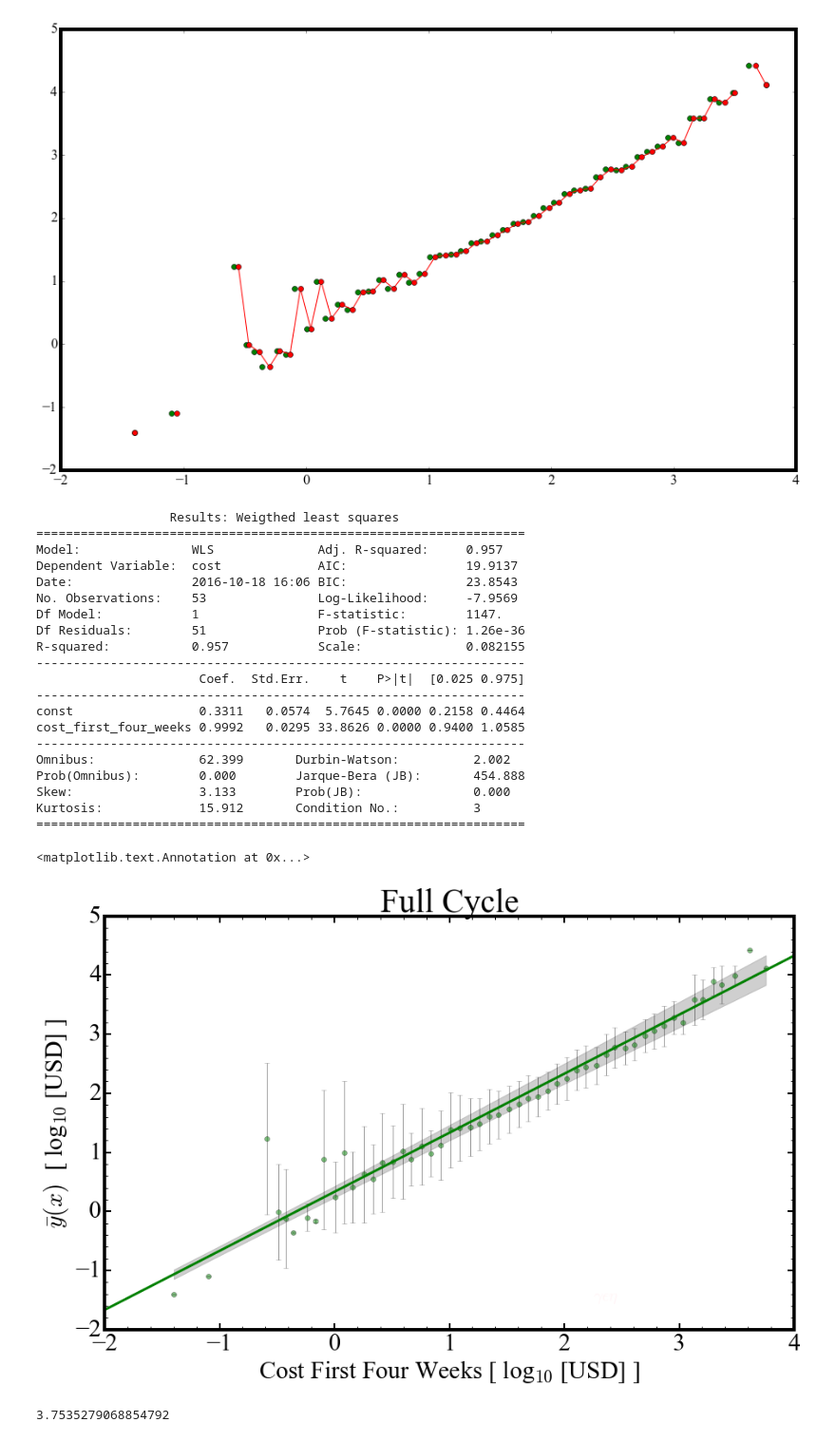
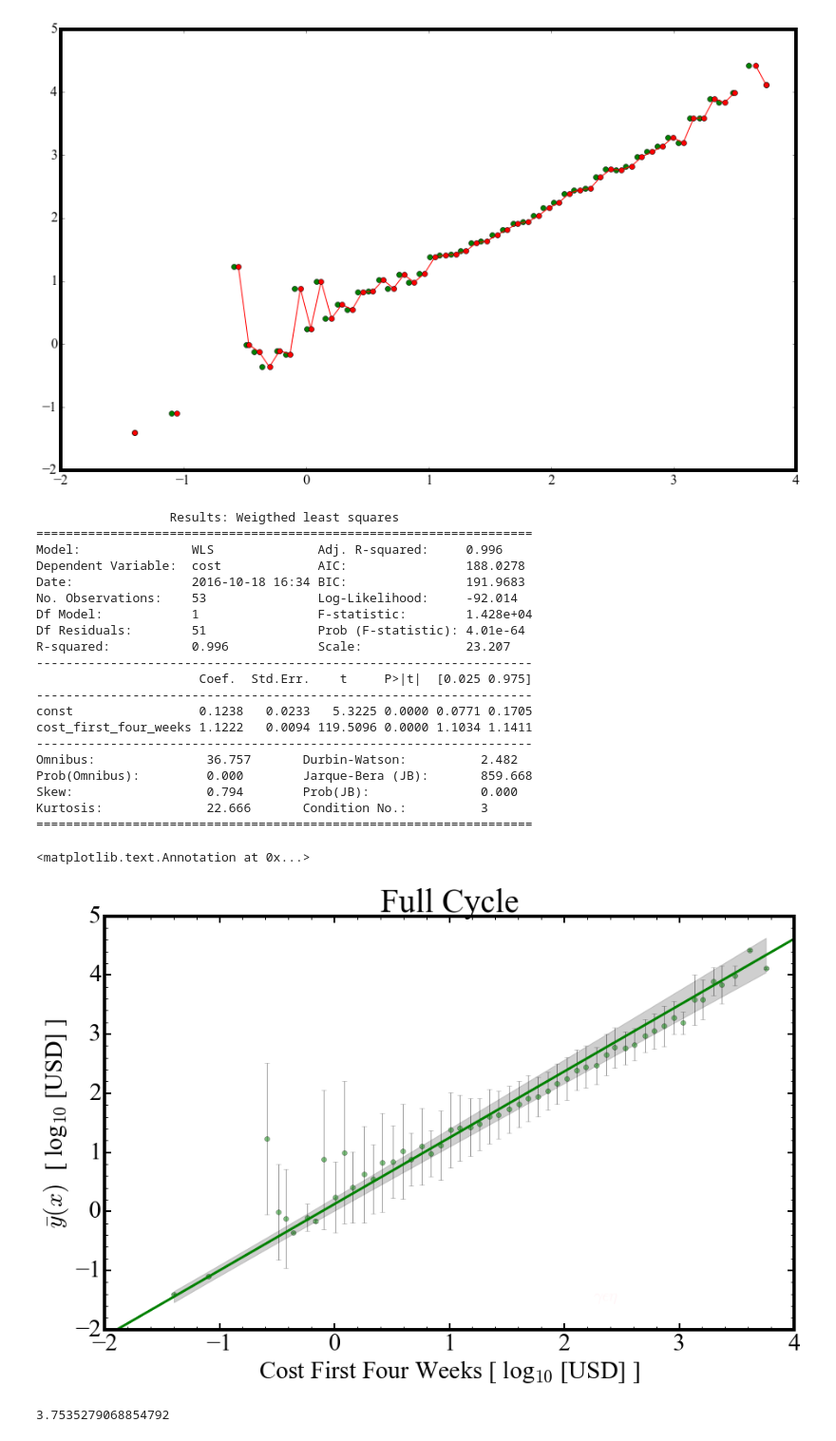
Before and after one commit to gmsardane/employer-ltv, a Jupyter notebook: ltv-calculation.ipynb, the cells around one changed output. Shown: that part at 95% size. Cells and saved outputs as stored; diff of their text form; code cells hidden in the pictures.

```diff
--- a/ltv-calculation.ipynb
+++ b/ltv-calculation.ipynb
@@ -553,7 +553,7 @@ good_means = mean2[np.isfinite(mean2.tolist())]
 x = 0.5*bin_edges[1:]
 good_x = x[np.isfinite(mean2.tolist())]
 good_xmeans = x_means[np.isfinite(mean2.tolist())]
-good_wgts = std2[np.isfinite(mean2.tolist())]
+good_wgts = std2[np.isfinite(mean2.tolist())].replace(0,0.01)
 
 #plt.plot(x[np.isfinite(mean2.tolist())], good_means,  'ko', alpha=0.75)
 plt.plot(good_xmeans, good_means, 'go', alpha=0.50);
@@ -569,54 +569,54 @@ plt.ylim(-2.0, 5)
 
 #Fit a line through these points.
 import statsmodels.api as sm
 from statsmodels.sandbox.regression.predstd import wls_prediction_std
 from scipy import stats
 
 
-model = sm.WLS(good_means, sm.add_constant(good_xmeans))
+model = sm.WLS(good_means, sm.add_constant(good_xmeans), weights=1./good_wgts**2)
 fitted = model.fit()
 #sdev, lower, upper = wls_prediction_std(fitted)
 W = np.arange(-3, 5.5, 0.1)
 plt.plot(W, fitted.params[0] + W*fitted.params[1], 'g-', linewidth=3)
 print fitted.summary2()
 
 #Plotting the 95% confidence interval for the line above.
 y_hat = good_xmeans*fitted.params[1] + fitted.params[0]
 y_err = good_means - y_hat
 mean_centers = good_xmeans.T[1].mean()
 n = len(good_xmeans)
 dof = n - 2
 t = stats.t.ppf(1-0.025, df=dof) #95% CONFIDENCE INTERVAL FOR THE REGRRESSION LINE.
 s_err = np.sum(np.power(y_err, 2))
 conf = t * np.sqrt((s_err/(n-2))*(1.0/n + (np.power((good_xmeans-mean_centers),2)/((np.sum(np.power(good_xmeans,2))) - n*(np.power(mean_centers,2))))))
 upper = good_xmeans*fitted.params[1] + fitted.params[0] + abs(conf)
 lower = good_xmeans*fitted.params[1] + fitted.params[0] - abs(conf)
 plt.fill_between(good_xmeans, lower, upper, color='#888888', alpha=0.4)
 plt.title('Full Cycle', fontsize = 40)
 plt.annotate(r'$\gamma\epsilon\eta$', xy=(2, 1), xytext=(2.25, -1.5), fontsize = 20, alpha=0.15, color='pink')
 # %% [output]
                   Results: Weigthed least squares
-==================================================================
-Model:               WLS              Adj. R-squared:     0.957
-Dependent Variable:  cost             AIC:                19.9137
-Date:                2016-10-18 16:06 BIC:                23.8543
-No. Observations:    53               Log-Likelihood:     -7.9569
-Df Model:            1                F-statistic:        1147.
-Df Residuals:        51               Prob (F-statistic): 1.26e-36
-R-squared:           0.957            Scale:              0.082155
-------------------------------------------------------------------
-                      Coef.  Std.Err.    t    P>|t|  [0.025 0.975]
-------------------------------------------------------------------
-const                 0.3311   0.0574  5.7645 0.0000 0.2158 0.4464
-cost_first_four_weeks 0.9992   0.0295 33.8626 0.0000 0.9400 1.0585
-------------------------------------------------------------------
-Omnibus:              62.399       Durbin-Watson:          2.002
-Prob(Omnibus):        0.000        Jarque-Bera (JB):       454.888
-Skew:                 3.133        Prob(JB):               0.000
-Kurtosis:             15.912       Condition No.:          3
-==================================================================
+===================================================================
+Model:               WLS              Adj. R-squared:     0.996
+Dependent Variable:  cost             AIC:                188.0278
+Date:                2016-10-18 16:34 BIC:                191.9683
+No. Observations:    53               Log-Likelihood:     -92.014
+Df Model:            1                F-statistic:        1.428e+04
+Df Residuals:        51               Prob (F-statistic): 4.01e-64
+R-squared:           0.996            Scale:              23.207
+-------------------------------------------------------------------
+                      Coef.  Std.Err.    t     P>|t|  [0.025 0.975]
+-------------------------------------------------------------------
+const                 0.1238   0.0233   5.3225 0.0000 0.0771 0.1705
+cost_first_four_weeks 1.1222   0.0094 119.5096 0.0000 1.1034 1.1411
+-------------------------------------------------------------------
+Omnibus:               36.757       Durbin-Watson:          2.482
+Prob(Omnibus):         0.000        Jarque-Bera (JB):       859.668
+Skew:                  0.794        Prob(JB):               0.000
+Kurtosis:              22.666       Condition No.:          3
+===================================================================
 <matplotlib.text.Annotation at 0x...>
-[figure, old version]
+[figure, new version]
 # %%
 max(to_bin_1k.cost_first_four_weeks)
 # %% [output]
```
Also changed, not shown: parts of 3 cells of this notebook.
